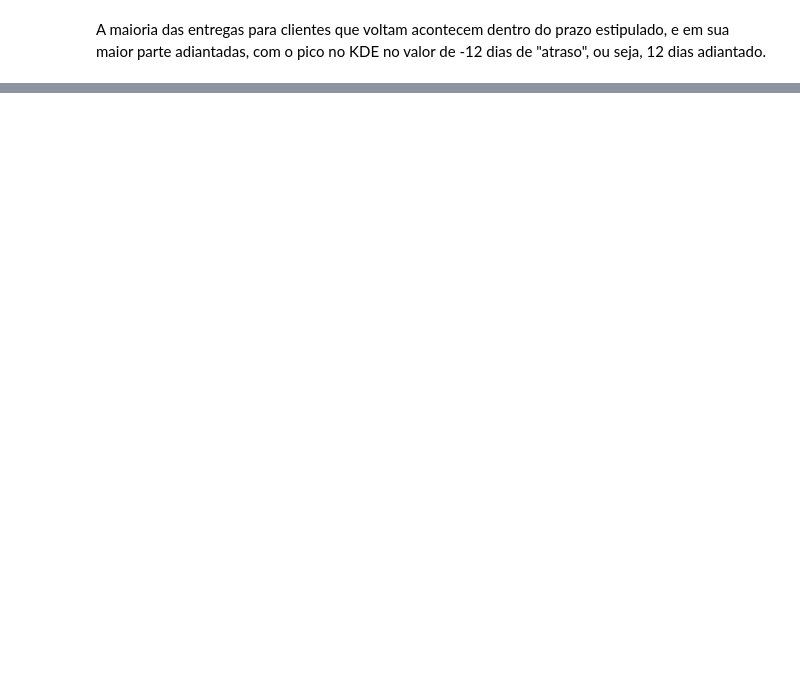
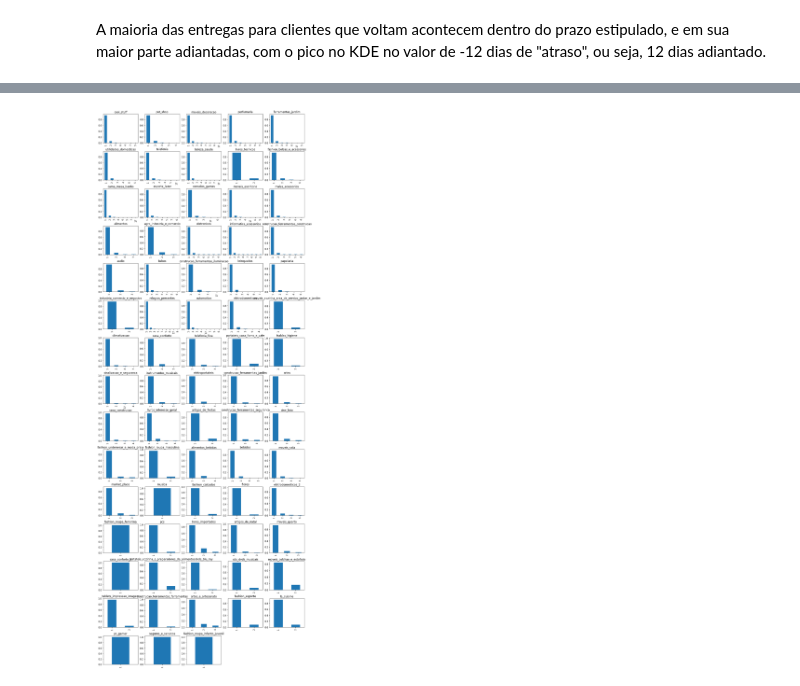
Before and after one commit to GuiBrandt/e-commerce, a Jupyter notebook: Sprint 1/reincidencia.ipynb, the cells around one changed output, grey strips where cells are left out. Saved outputs shown, nothing was run; the diff lists cells and outputs as text; code cells hidden in the pictures; blank space fills up the shorter version.

```diff
--- a/Sprint 1/reincidencia.ipynb
+++ b/Sprint 1/reincidencia.ipynb
@@ -142,0 +162,3 @@ Para o total das entregas, no entanto, observa-se o mesmo padrão. É possível
+# %%
+products = pd.read_csv('../datasets/trusted/sold_products.csv')
+products.count()
@@ -142,0 +184,7 @@ Para o total das entregas, no entanto, observa-se o mesmo padrão. É possível
+# %%
+orders_by_category = pd.DataFrame({
+    'id': all_orders['customer_unique_id'],
+    'order_id': products['order_id'],
+    'category': products['product_category_name']
+}).dropna()
+orders_by_category.head()
@@ -142,0 +208,3 @@ Para o total das entregas, no entanto, observa-se o mesmo padrão. É possível
+# %%
+categories = products['product_category_name'].unique()
+categories
@@ -142,0 +229,4 @@ Para o total das entregas, no entanto, observa-se o mesmo padrão. É possível
+# %%
+customers_by_category = pd.DataFrame([[customer for customer in orders_by_category[orders_by_category['category'] == category]['id']] for category in categories]).T
+customers_by_category.columns = categories
+customers_by_category.head()
@@ -142,0 +241,21 @@ Para o total das entregas, no entanto, observa-se o mesmo padrão. É possível
+# %%
+plt.figure(figsize=(16, 45))
+plt.tight_layout()
+plt.subplots_adjust(hspace=.3)
+
+recurrence_by_category = pd.DataFrame(columns=['category', 'rate'])
+
+for c in range(len(categories)):
+    plt.subplot(15, 5, c + 1)
+    customers = customers_by_category[categories[c]]
+    orders_by_customers = all_orders[all_orders['customer_unique_id'].isin(customers.values)]
+    sales_by_category = orders_by_customers.groupby(['customer_unique_id']).agg('count')['order_id'].sort_values(ascending=False)
+    recurrence_by_category.loc[categories[c]] = [categories[c], sales_by_category[sales_by_category.values > 2].count() / sales_by_category.count()]
+
+    plt.title(categories[c])
+    sales_by_category.value_counts(normalize=True).plot.bar()
+    #print(sales_by_category.head())
+
+plt.show()
+# %% [output]
+[figure, added]
```
Also changed, not shown: parts of 13 cells of this notebook.
